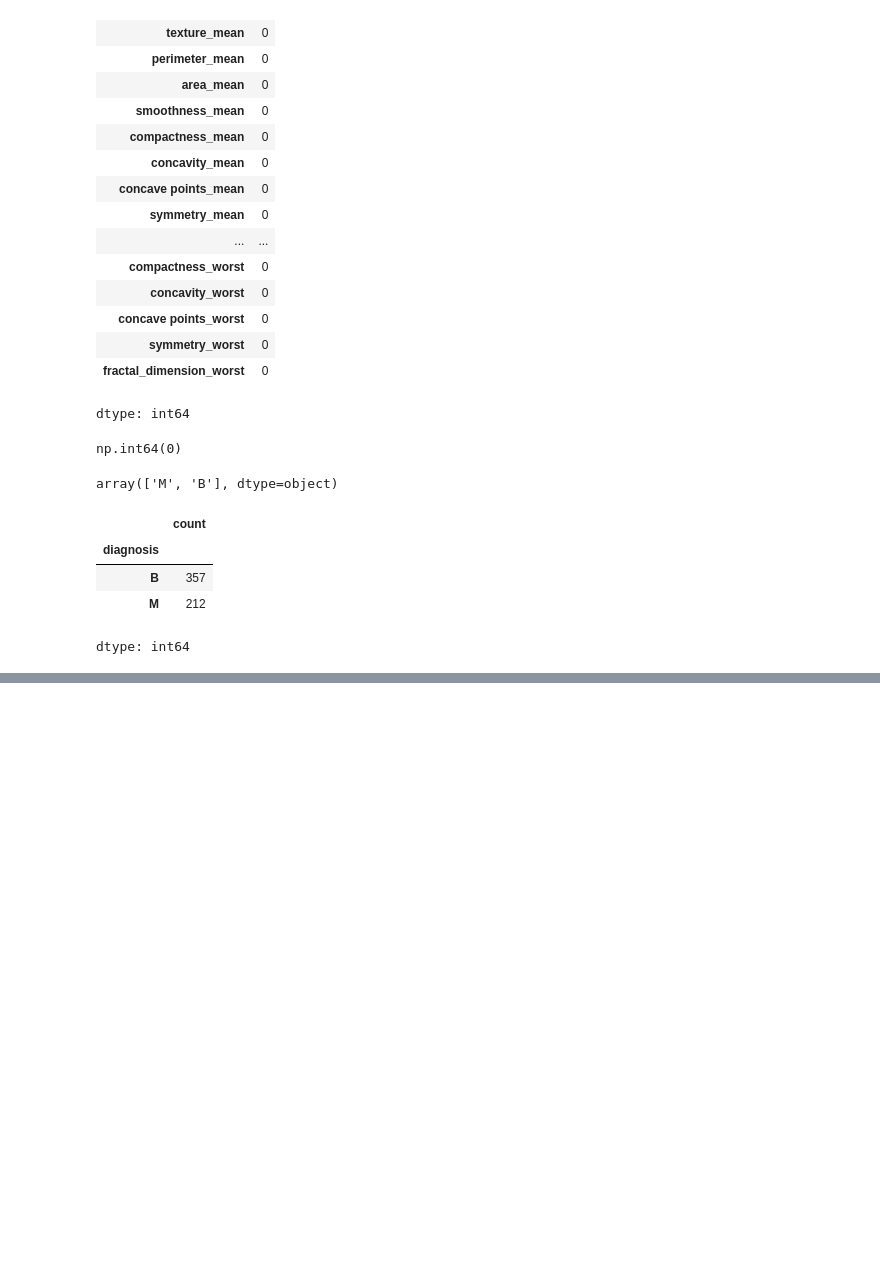
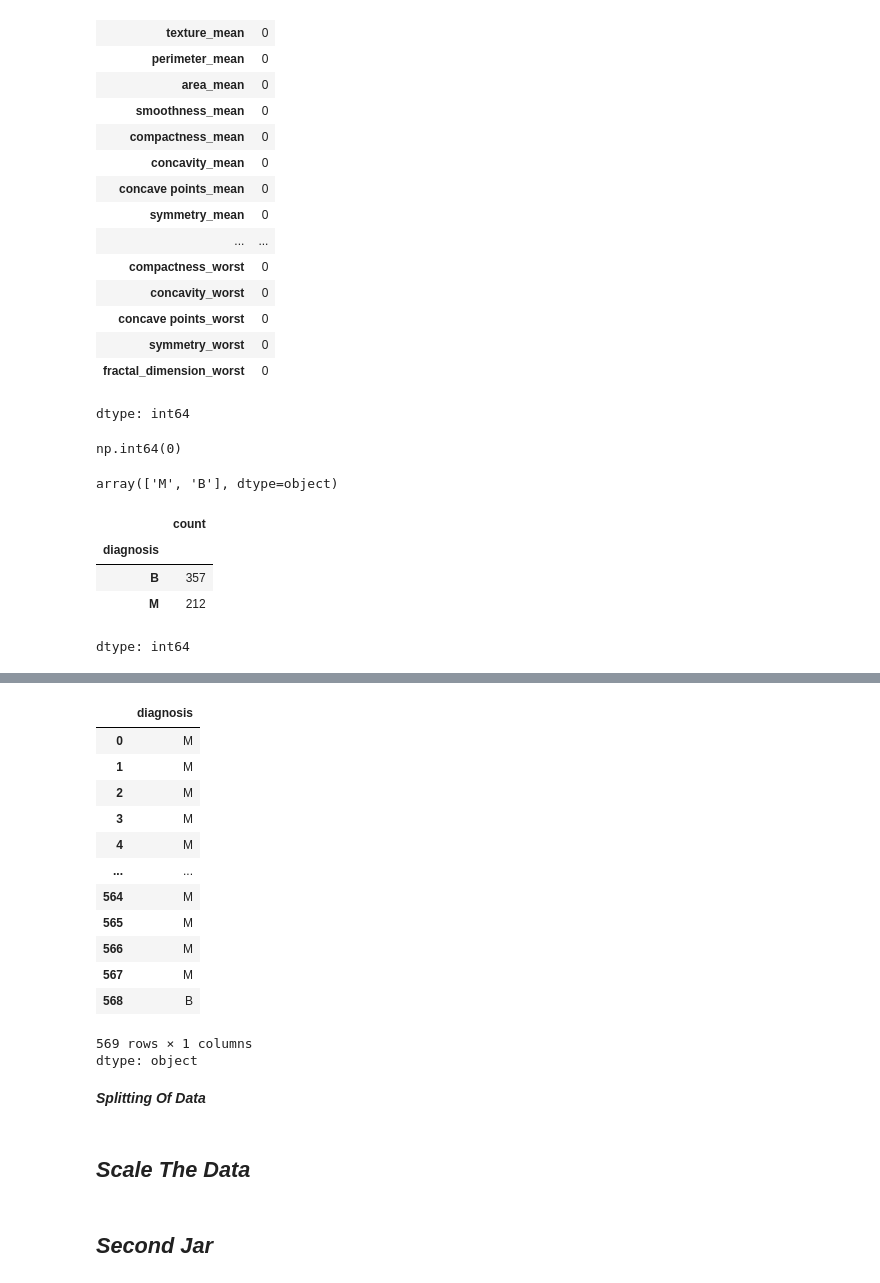
Before and after one commit to RixzFahad/Machine-Learning, a Jupyter notebook: ML_ProjectFirst_Decision_Tree.ipynb, the cells around one changed output, grey strips where cells are left out. Saved outputs shown, nothing was run; the diff lists cells and outputs as text; code cells hidden in the pictures; blank space fills up the shorter version.

```diff
--- a/ML_ProjectFirst_Decision_Tree.ipynb
+++ b/ML_ProjectFirst_Decision_Tree.ipynb
@@ -169,0 +189,19 @@ dtype: int64
+# %%
+df["diagnosis"]
+# %% [output]
+|  | diagnosis |
+| 0 | M |
+| 1 | M |
+| 2 | M |
+| 3 | M |
+| 4 | M |
+| ... | ... |
+| 564 | M |
+| 565 | M |
+| 566 | M |
+| 567 | M |
+| 568 | B |
+569 rows × 1 columns
+dtype: object
+# %% [markdown]
+***Splitting Of Data***
@@ -169,0 +212,2 @@ dtype: int64
+# %% [markdown]
+## ***Scale The Data***
@@ -169,0 +224,2 @@ dtype: int64
+# %% [markdown]
+## ***Second Jar***
```
Also changed, not shown: parts of 22 cells of this notebook.
